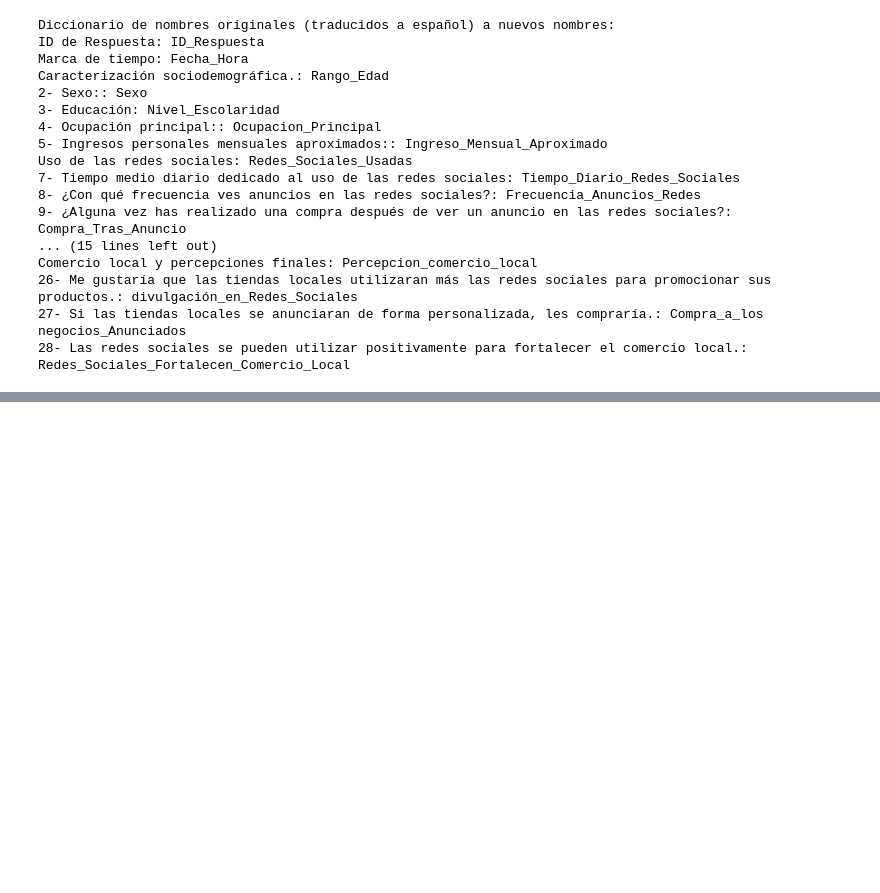
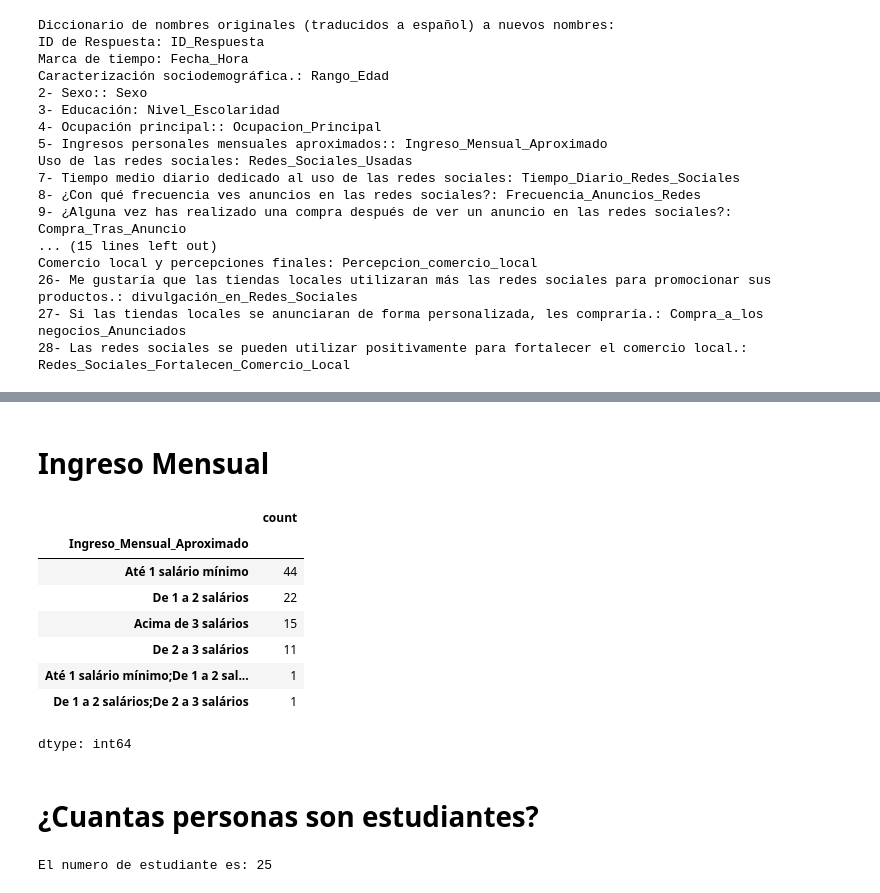
Before and after one commit to jenniferrodriguezm23-prog/redessociales, a Jupyter notebook: AnalisisRedesSociales.ipynb, the cells around one changed output, grey strips where cells are left out. Drawn from its saved outputs; the diff is of its cells as text; code cells hidden in the pictures; blank space fills up the shorter version.

```diff
--- a/AnalisisRedesSociales.ipynb
+++ b/AnalisisRedesSociales.ipynb
@@ -319,0 +340,22 @@ Index(['Carimbo de data/hora', 'Caracterização Sociodemográficas.', '2- Sexo:
+# %% [markdown]
+# Ingreso Mensual
+# %%
+conteo_ingresos = df_redesSociales['Ingreso_Mensual_Aproximado'].value_counts()
+display(conteo_ingresos)
+# %% [output]
+|  | count |
+| Ingreso_Mensual_Aproximado |  |
+| Até 1 salário mínimo | 44 |
+| De 1 a 2 salários | 22 |
+| Acima de 3 salários | 15 |
+| De 2 a 3 salários | 11 |
+| Até 1 salário mínimo;De 1 a 2 sal... | 1 |
+| De 1 a 2 salários;De 2 a 3 salários | 1 |
+dtype: int64
+# %% [markdown]
+# ¿Cuantas personas son estudiantes?
+# %%
+num_estudiantes = df_redesSociales[df_redesSociales['Ocupacion_Principal'] == 'Estudante'].shape[0]
+print(f"El numero de estudiante es: {num_estudiantes}")
+# %% [output]
+El numero de estudiante es: 25
```
Also changed, not shown: parts of 10 cells of this notebook.
